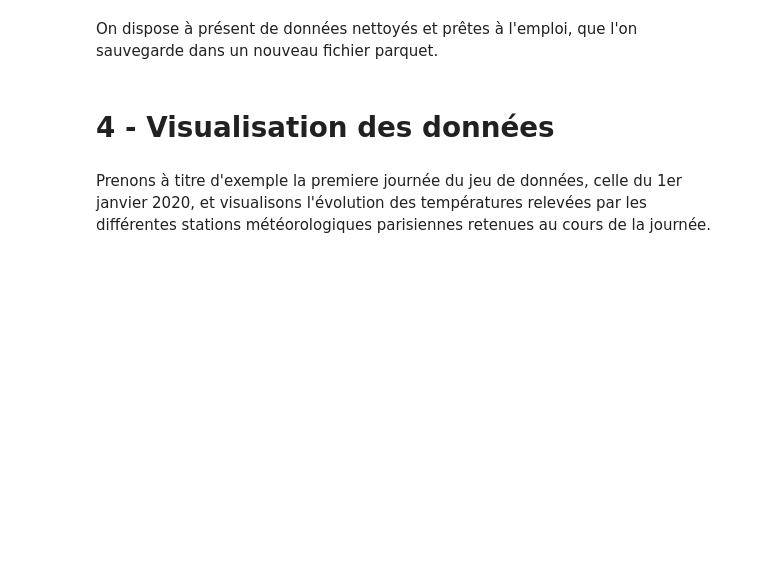
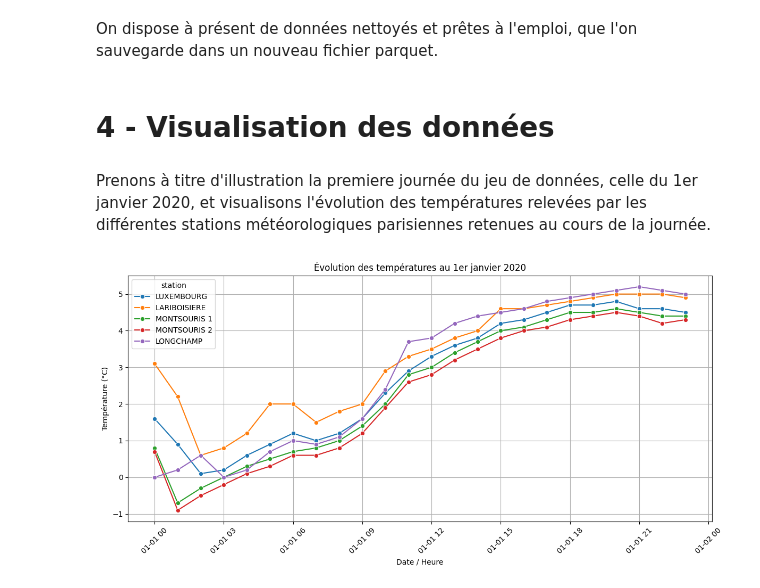
Before and after one commit to angelagrimaud/projet_pythonds, a Jupyter notebook: notebooks/analyse_meteo.ipynb, the cells around one changed output. Saved outputs shown, nothing was run; the diff lists cells and outputs as text; code cells hidden in the pictures; blank space fills up the shorter version.

```diff
--- a/notebooks/analyse_meteo.ipynb
+++ b/notebooks/analyse_meteo.ipynb
@@ -142,7 +142,8 @@ La station météorologique de la Tour Eiffel (75107005) concentre 450 données
 meteo_20202025_75 = meteo_20202025_75[meteo_20202025_75["NUM_POSTE"] != 75107005]  # Suppression de la station avec trop de valeurs manquantes
 # %%
 meteo_202025_75 = meteo_20202025_75.pivot_table(index='Date', columns='NUM_POSTE', values='T',aggfunc='mean')
-meteo_202025_75.columns = [f"T_{i+1}" for i in range(meteo_202025_75.shape[1])]
+temp_cols = ["LUXEMBOURG","LARIBOISIERE","MONTSOURIS 1","MONTSOURIS 2","LONGCHAMP"]
+meteo_202025_75.columns = temp_cols
 meteo_202025_75 = meteo_202025_75.reset_index()
 meteo_202025_75["n_nan"] = meteo_202025_75.isna().sum(axis=1)
 meteo_202025_75["n_nan"].describe()
@@ -159,7 +160,6 @@ Name: n_nan, dtype: float64
 # %% [markdown]
 On réalise après réorganisation du DataFrame que, dans le pire des cas, à un instant donné, il y a dans le pire des cas 2 données manquantes sur 5 stations, on remplacera ces données par la moyenne des autres températures mesurées à cette date. Compte tenu de la proximité spatiale des stations météorologiques parisiennes, de la grande similarité des données recueillies, ainsi que du faible nombre de données manquantes restantes (46), on remplacera les données manquantes par la moyenne des données disponibles au même instant.
 # %%
-temp_cols = [f"T_{i+1}" for i in range(meteo_202025_75.shape[1]-2)]
 mean = meteo_202025_75[temp_cols].mean()
 count = meteo_202025_75[temp_cols].notna().sum(axis=1)
 for col in temp_cols:
@@ -173,2 +176,24 @@ meteo_20202025_75.to_parquet("../data/meteofrance_75_2020_2025_cleaned.parquet",
 # %% [markdown]
-Prenons à titre d'exemple la premiere journée du jeu de données, celle du 1er janvier 2020, et visualisons l'évolution des températures relevées par les différentes stations météorologiques parisiennes retenues au cours de la journée.
+Prenons à titre d'illustration la premiere journée du jeu de données, celle du 1er janvier 2020, et visualisons l'évolution des températures relevées par les différentes stations météorologiques parisiennes retenues au cours de la journée.
+# %%
+df_24h = meteo_202025_75.sort_values("Date").head(24)
+df_long = df_24h.melt(id_vars="Date",value_vars=temp_cols,var_name="station",value_name="temperature")
+plt.figure(figsize=(12, 6))
+sns.lineplot(
+    data=df_long,
+    x="Date",
+    y="temperature",
+    hue="station",
+    marker="o"
+)
+
+plt.title("Évolution des températures au 1er janvier 2020")
+plt.xlabel("Date / Heure")
+plt.ylabel("Température (°C)")
+plt.xticks(rotation=45)
+plt.grid(True)
+
+plt.tight_layout()
+plt.show()
+# %% [output]
+[figure, added]
```
Also changed, not shown: parts of 2 cells of this notebook, 2 other files.
